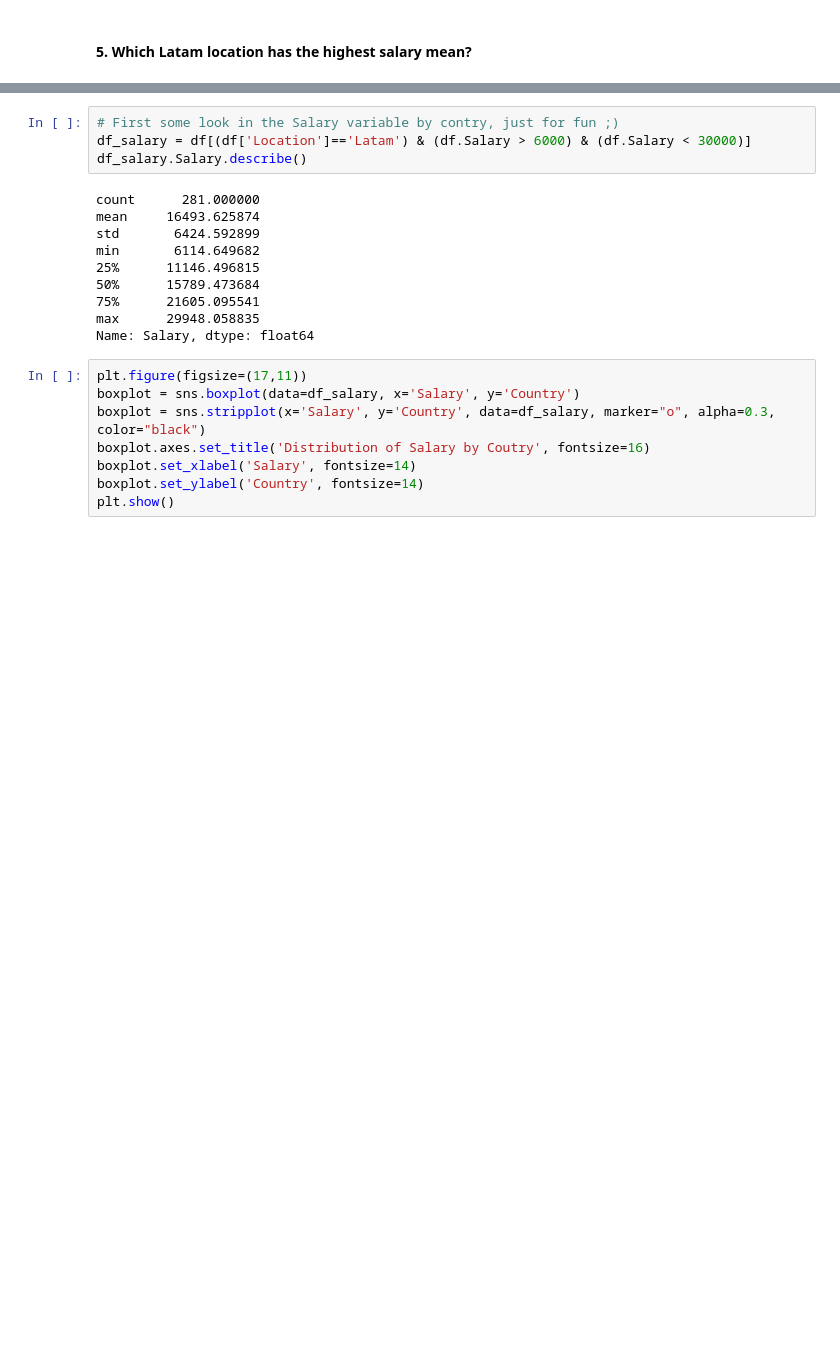
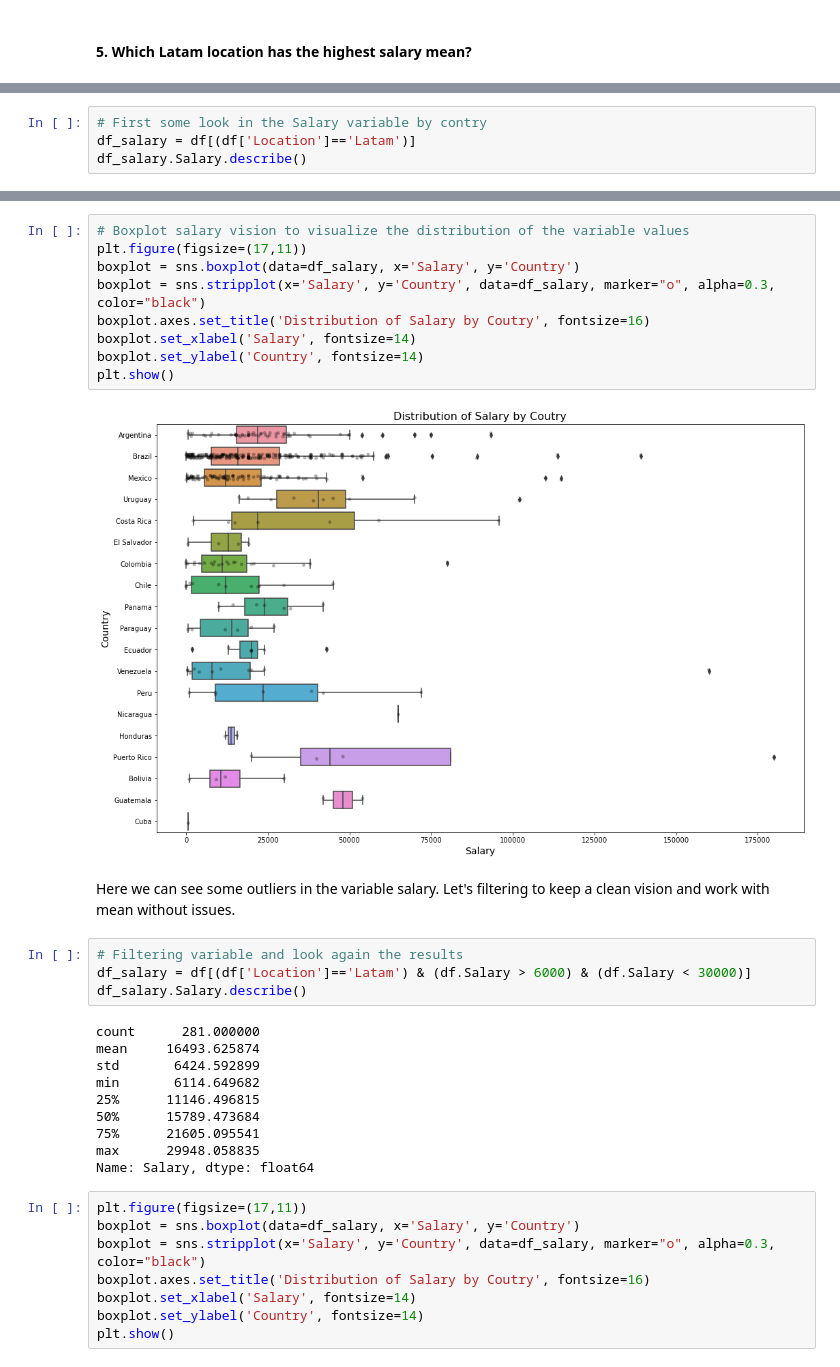
Before and after one commit to DennisEduardo/UdacityDS, a Jupyter notebook: Project1/Project1.ipynb, the cells around one changed output, grey strips where cells are left out. Cells and saved outputs as stored; diff of their text form; blank space fills up the shorter version.

```diff
--- a/Project1/Project1.ipynb
+++ b/Project1/Project1.ipynb
@@ -351,0 +403,4 @@ plt.show()
+# %%
+# First some look in the Salary variable by contry
+df_salary = df[(df['Location']=='Latam')]
+df_salary.Salary.describe()
@@ -352,5 +417,19 @@ plt.show()
+# %%
+# Boxplot salary vision to visualize the distribution of the variable values
+plt.figure(figsize=(17,11))
+boxplot = sns.boxplot(data=df_salary, x='Salary', y='Country')
+boxplot = sns.stripplot(x='Salary', y='Country', data=df_salary, marker="o", alpha=0.3, color="black")
+boxplot.axes.set_title('Distribution of Salary by Coutry', fontsize=16)
+boxplot.set_xlabel('Salary', fontsize=14)
+boxplot.set_ylabel('Country', fontsize=14)
+plt.show()
+# %% [output]
+[figure, added]
+# %% [markdown]
+Here we can see some outliers in the variable salary.</br>
+Let's filtering to keep a clean vision and work with mean without issues.
 # %%
-# First some look in the Salary variable by contry, just for fun ;)
+# Filtering variable and look again the results
 df_salary = df[(df['Location']=='Latam') & (df.Salary > 6000) & (df.Salary < 30000)]
 df_salary.Salary.describe()
 # %% [output]
```
Also changed, not shown: parts of 42 cells of this notebook, 1 other file.
